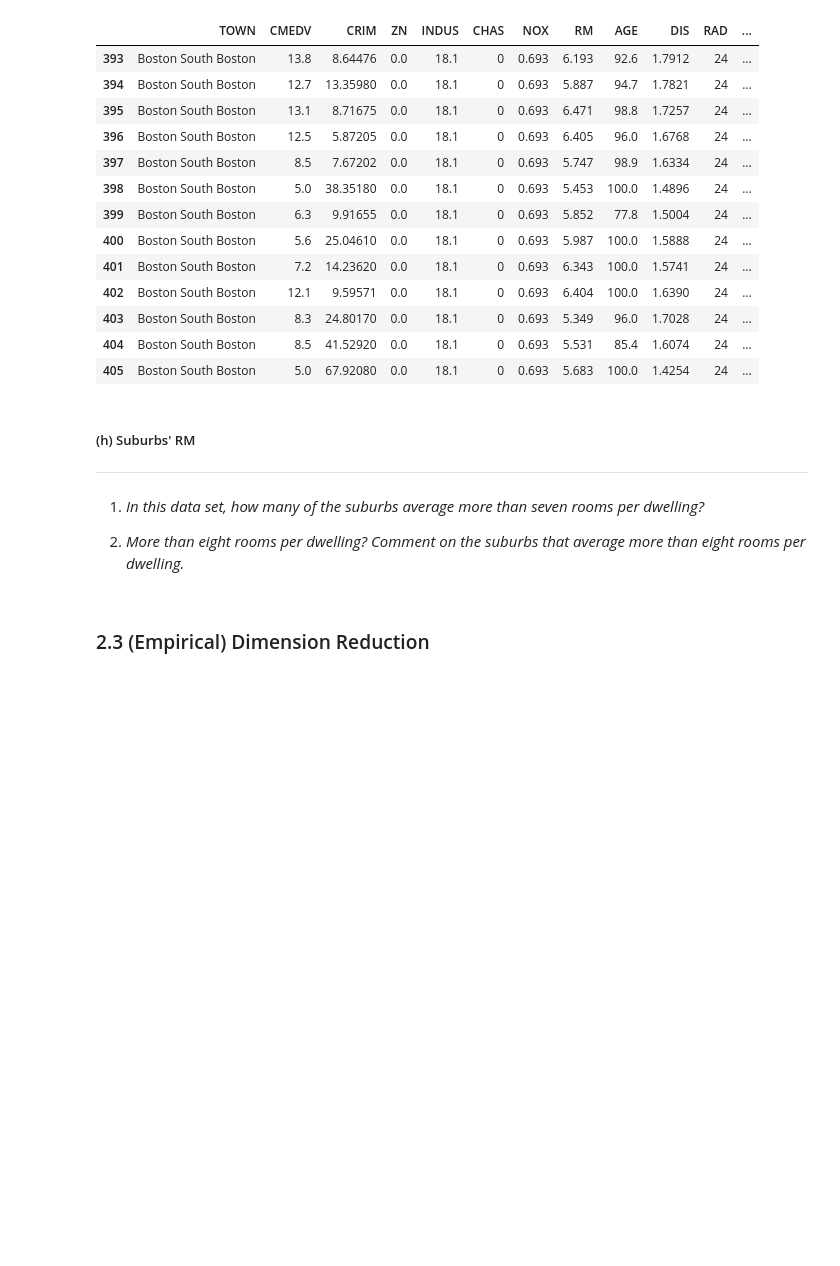
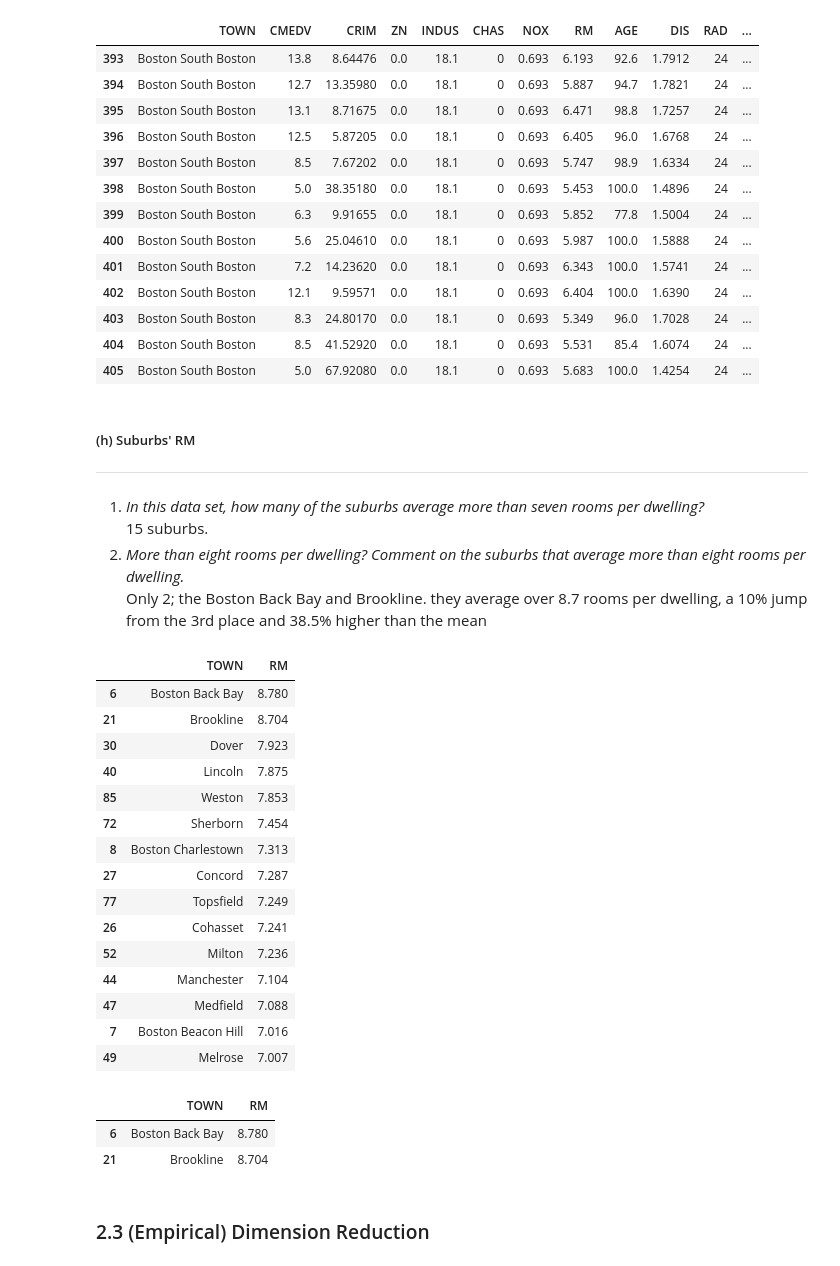
Before and after one commit to MAlejandroVC/Proyecto1, a Jupyter notebook: Project_2/BostonHousing.ipynb, the cells around one changed output. Saved outputs shown, nothing was run; the diff lists cells and outputs as text; code cells hidden in the pictures; blank space fills up the shorter version.

```diff
--- a/Project_2/BostonHousing.ipynb
+++ b/Project_2/BostonHousing.ipynb
@@ -331,8 +331,38 @@ boston.loc[boston['TOWN'] == 'Boston South Boston']
 # %% [markdown]
 ##### (h) Suburbs' RM<hr>
 1. *In this data set, how many of the suburbs average more than seven rooms per dwelling?*
-
+15 suburbs.
 2. *More than eight rooms per dwelling? Comment on the suburbs that average more than eight rooms per dwelling.*
+Only 2; the Boston Back Bay and Brookline. they average over 8.7 rooms per dwelling, a 10% jump from the 3rd place and 38.5% higher than the mean
+# %%
+boston_rooms = boston.groupby('TOWN').first().reset_index().sort_values('RM', ascending=False)[['TOWN', 'RM']]
+boston_rooms.loc[boston_rooms['RM'].astype(float) > 7][['TOWN', 'RM']]
+#boston_rooms.shape # 15 rows 2 columns
+# %% [output]
+|  | TOWN | RM |
+| 6 | Boston Back Bay | 8.780 |
+| 21 | Brookline | 8.704 |
+| 30 | Dover | 7.923 |
+| 40 | Lincoln | 7.875 |
+| 85 | Weston | 7.853 |
+| 72 | Sherborn | 7.454 |
+| 8 | Boston Charlestown | 7.313 |
+| 27 | Concord | 7.287 |
+| 77 | Topsfield | 7.249 |
+| 26 | Cohasset | 7.241 |
+| 52 | Milton | 7.236 |
+| 44 | Manchester | 7.104 |
+| 47 | Medfield | 7.088 |
+| 7 | Boston Beacon Hill | 7.016 |
+| 49 | Melrose | 7.007 |
+# %%
+boston_rooms = boston.groupby('TOWN').first().reset_index().sort_values('RM', ascending=False)[['TOWN', 'RM']]
+boston_rooms.loc[boston_rooms['RM'].astype(float) > 8][['TOWN', 'RM']]
+#boston_rooms.shape # 2 rows 2 columns
+# %% [output]
+|  | TOWN | RM |
+| 6 | Boston Back Bay | 8.780 |
+| 21 | Brookline | 8.704 |
 # %% [markdown]
 ### 2.3 (Empirical) Dimension Reduction
 # %% [markdown]
```
